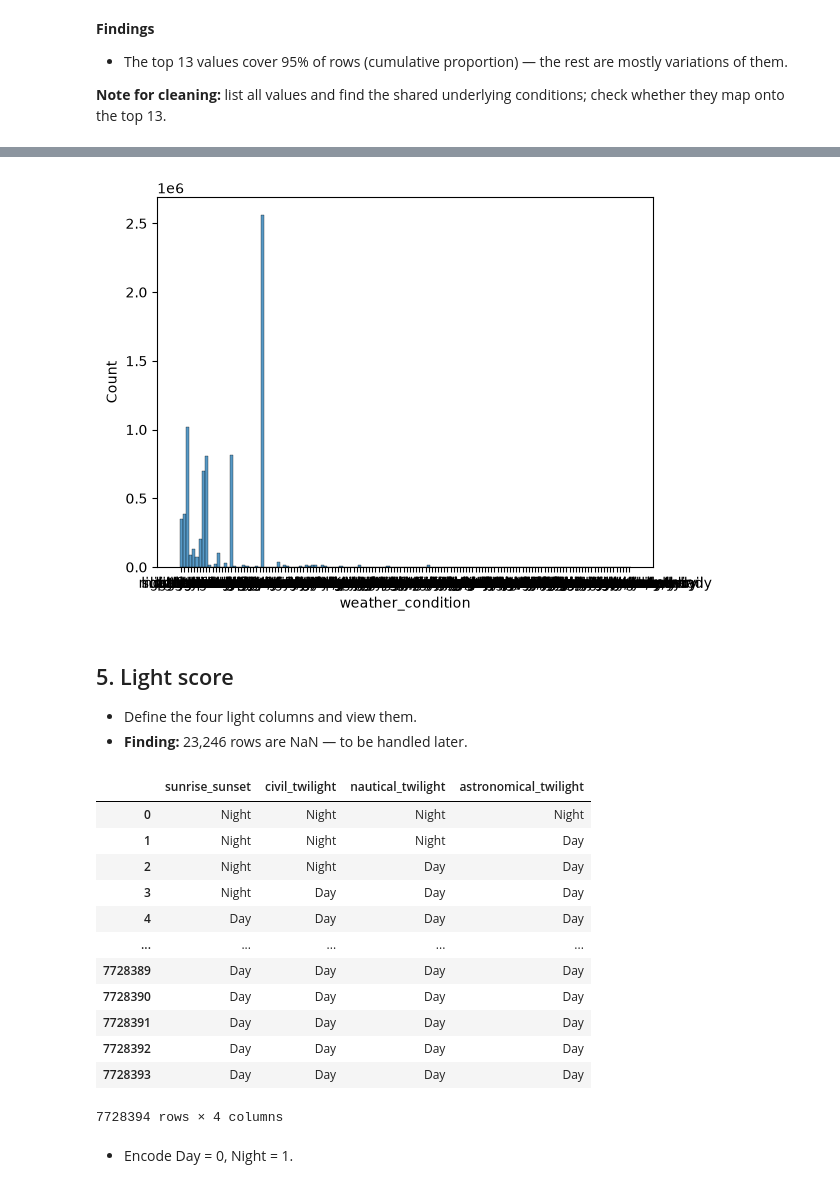
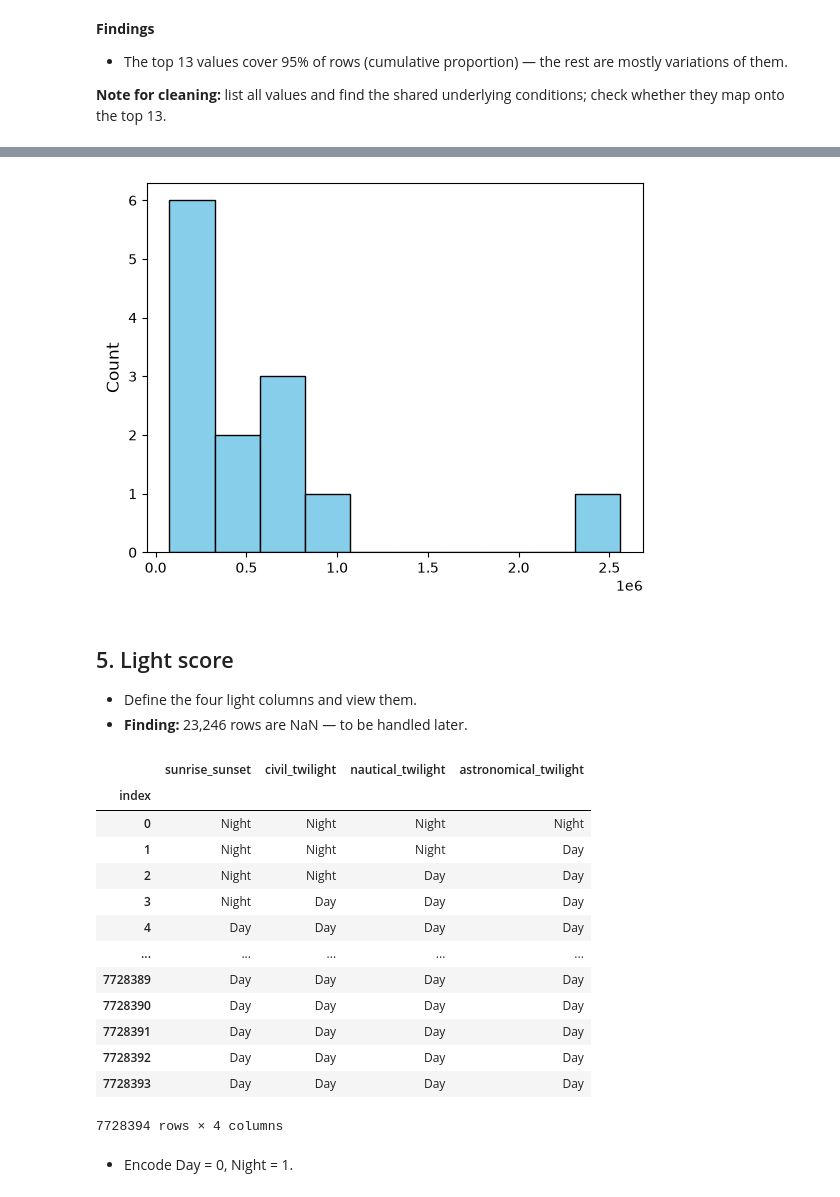
Before and after one commit to jag5m33/py_acc, a Jupyter notebook: pypharm_eda/notebooks/eda.ipynb, the cells around one changed output, grey strips where cells are left out. Saved outputs shown, nothing was run; the diff lists cells and outputs as text; code cells hidden in the pictures.

```diff
--- a/pypharm_eda/notebooks/eda.ipynb
+++ b/pypharm_eda/notebooks/eda.ipynb
@@ -565,7 +579,8 @@ import pandas as pd
 import numpy as np
 import seaborn as sns
 import matplotlib.pyplot as plt
-df_temp = pd.read_parquet('../data/df_temp.parquet')
+import pyarrow.parquet as pq
+df_temp = pq.read_table('../data/df_temp.parquet').to_pandas()
 # %% [markdown]
 ## 4. Weather condition
 
@@ -627,8 +622,11 @@ df_temp.weather_condition.unique().tolist()
 # %%
-sns.histplot(x = df_temp.weather_condition, bins = 145)
+# plot top 13 = 95% of total proportion of results
+top_13_conditions = df_temp['weather_condition'].value_counts(dropna=False, ascending=False)[:13]
+top_13_conditions.plot(kind='hist', color='skyblue', edgecolor='black')
+plt.ylabel('Count', fontsize=12)
 plt.show()
 # %% [output]
-[figure, old version]
+[figure, new version]
 # %% [markdown]
 ## 5. Light score
 
@@ -639,6 +637,7 @@ light_list = ['sunrise_sunset', 'civil_twilight', 'nautical_twilight', 'astronom
 df_temp.loc[:, light_list]
 # %% [output]
 |  | sunrise_sunset | civil_twilight | nautical_twilight | astronomical_twilight |
+| index |  |  |  |  |
 | 0 | Night | Night | Night | Night |
 | 1 | Night | Night | Night | Day |
 | 2 | Night | Night | Day | Day |
```
Also changed, not shown: parts of 109 cells of this notebook, 2 other files.
